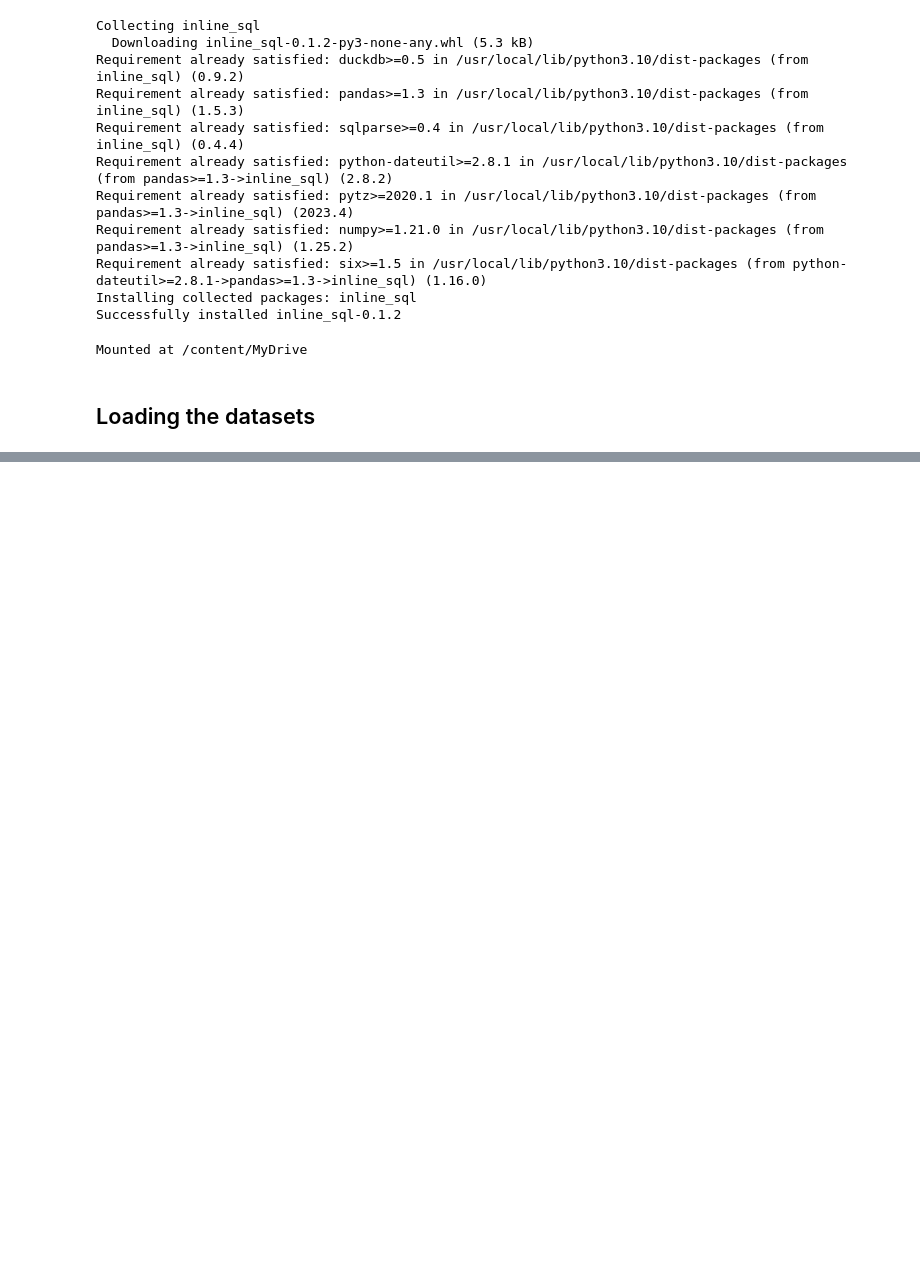
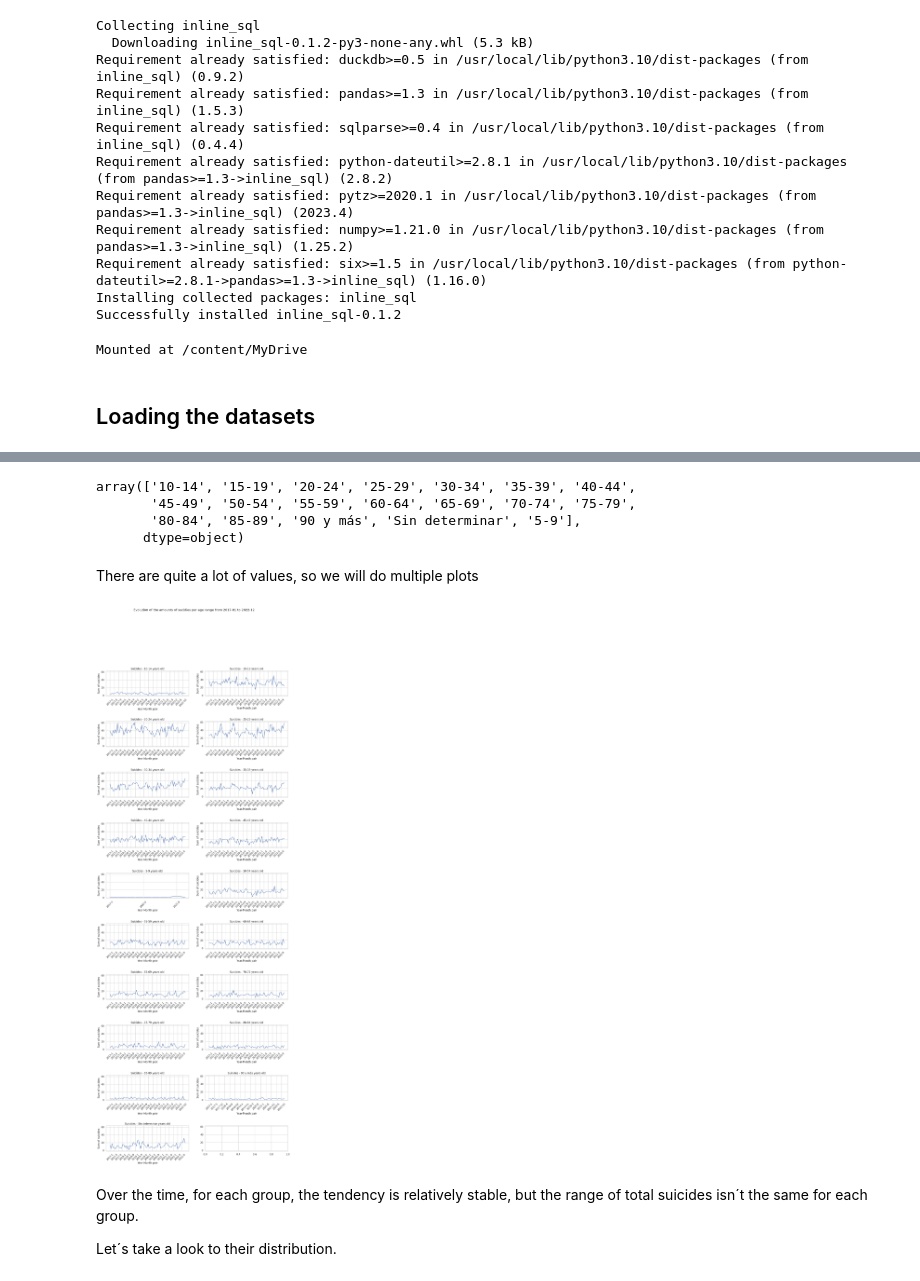
Before and after one commit to martincalsina/Suicide-Analysis, a Jupyter notebook: suicide_analysis.ipynb, the cells around one changed output, grey strips where cells are left out. Cells and saved outputs as stored; diff of their text form; code cells hidden in the pictures; blank space fills up the shorter version.

```diff
--- a/suicide_analysis.ipynb
+++ b/suicide_analysis.ipynb
@@ -98,0 +241,6 @@ suicides
+# %%
+suicides_grouped_age = suicides_grouped_age.groupby(by=["year", "month", "suicida_rango_edad"])
+# %%
+suicides_grouped_age = suicides_grouped_age.size().reset_index(name='sum_suicides')
+# %%
+suicides_grouped_age["year-month"] = suicides_grouped_age["year"].astype(str) + "-" + suicides_grouped_age["month"].astype(str)
@@ -98,0 +263,39 @@ suicides
+# %%
+suicides_grouped_age["suicida_rango_edad"].unique()
+# %% [output]
+array(['10-14', '15-19', '20-24', '25-29', '30-34', '35-39', '40-44',
+       '45-49', '50-54', '55-59', '60-64', '65-69', '70-74', '75-79',
+       '80-84', '85-89', '90 y más', 'Sin determinar', '5-9'],
+      dtype=object)
+# %% [markdown]
+There are quite a lot of values, so we will do multiple plots
+# %%
+suicides_grouped_age = suicides_grouped_age.groupby(by="suicida_rango_edad")
+# %%
+sns.set(style="whitegrid")
+fig, ax = plt.subplots(nrows=10, ncols=2, figsize=(15, 40), sharex='none', sharey='col',
+                       gridspec_kw={'hspace': 1, 'wspace': 0.2})
+
+ax = ax.flatten()
+i = 0
+
+for age, entries in suicides_grouped_age:
+  sns.lineplot(x="year-month", y='sum_suicides', hue="suicida_rango_edad", data=entries,  marker='o', markersize=3, ax=ax[i], legend=False)
+  ax[i].set_title(f'Suicides - {age} years old')
+  ax[i].set_xlabel('Year-Month pair')
+  ax[i].set_ylabel('Sum of suicides')
+
+  ticks_to_show = entries['year-month'].unique()[::4]
+  ax[i].set_xticks(ticks_to_show)
+  ax[i].tick_params(axis='x', rotation=45)
+
+  i += 1
+
+fig.suptitle('Evolution of the amounts of sucidies per age range from 2017-01 to 2022-12')
+plt.show()
+# %% [output]
+[figure, added]
+# %% [markdown]
+Over the time, for each group, the tendency is relatively stable, but the range of total suicides isn´t the same for each group.
+
+Let´s take a look to their distribution.
```
Also changed, not shown: parts of 120 cells of this notebook.
